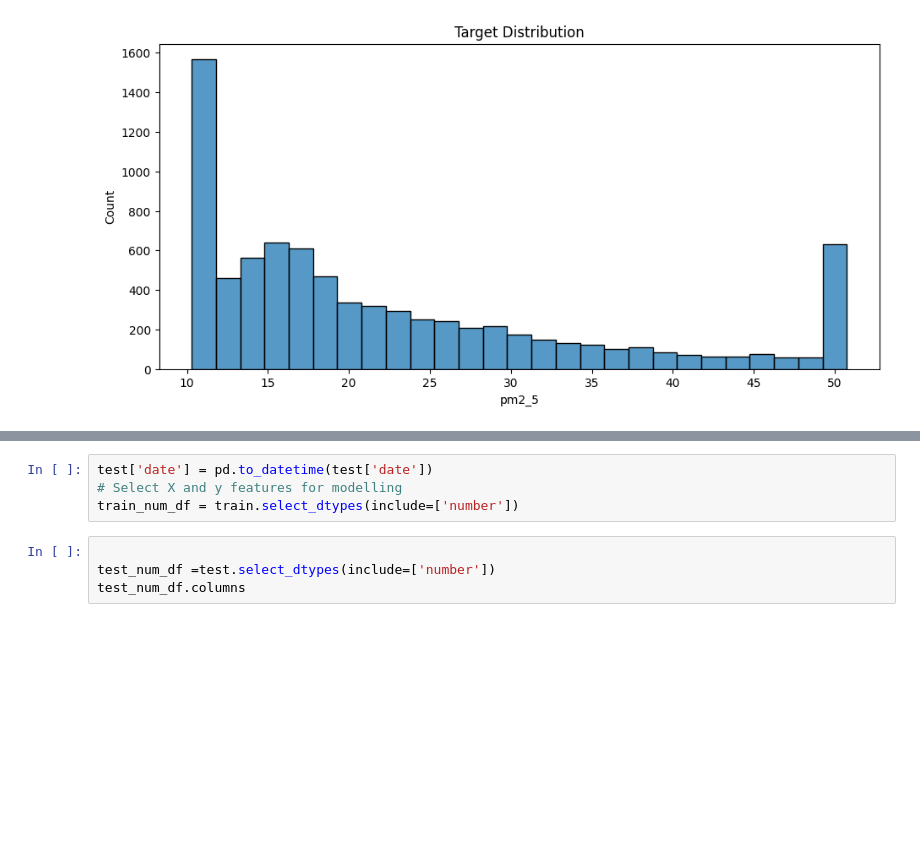
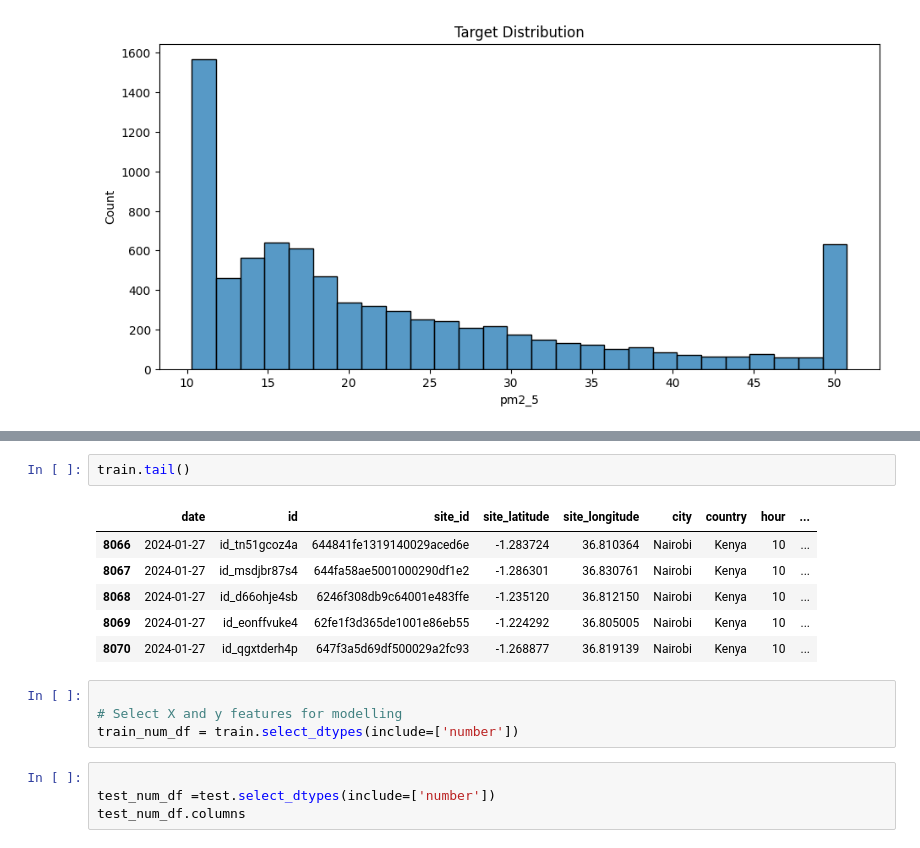
Before and after one commit to ilyesrezgui/AirQo-African-Air-Quality, a Jupyter notebook: Model.ipynb, the cells around one changed output, grey strips where cells are left out. Saved outputs shown, nothing was run; the diff lists cells and outputs as text; blank space fills up the shorter version.

```diff
--- a/Model.ipynb
+++ b/Model.ipynb
@@ -122,5 +194,14 @@ for column in train.columns[train.isna().any()]:
+# %%
+train.tail()
+# %% [output]
+|  | date | id | site_id | site_latitude | site_longitude | city | country | hour | ... |
+| 8066 | 2024-01-27 | id_tn51gcoz4a | 644841fe1319140029aced6e | -1.283724 | 36.810364 | Nairobi | Kenya | 10 | ... |
+| 8067 | 2024-01-27 | id_msdjbr87s4 | 644fa58ae5001000290df1e2 | -1.286301 | 36.830761 | Nairobi | Kenya | 10 | ... |
+| 8068 | 2024-01-27 | id_d66ohje4sb | 6246f308db9c64001e483ffe | -1.235120 | 36.812150 | Nairobi | Kenya | 10 | ... |
+| 8069 | 2024-01-27 | id_eonffvuke4 | 62fe1f3d365de1001e86eb55 | -1.224292 | 36.805005 | Nairobi | Kenya | 10 | ... |
+| 8070 | 2024-01-27 | id_qgxtderh4p | 647f3a5d69df500029a2fc93 | -1.268877 | 36.819139 | Nairobi | Kenya | 10 | ... |
 # %%
-test['date'] = pd.to_datetime(test['date'])
+
 # Select X and y features for modelling
 train_num_df = train.select_dtypes(include=['number'])
 # %%
```
Also changed, not shown: parts of 13 cells of this notebook.
